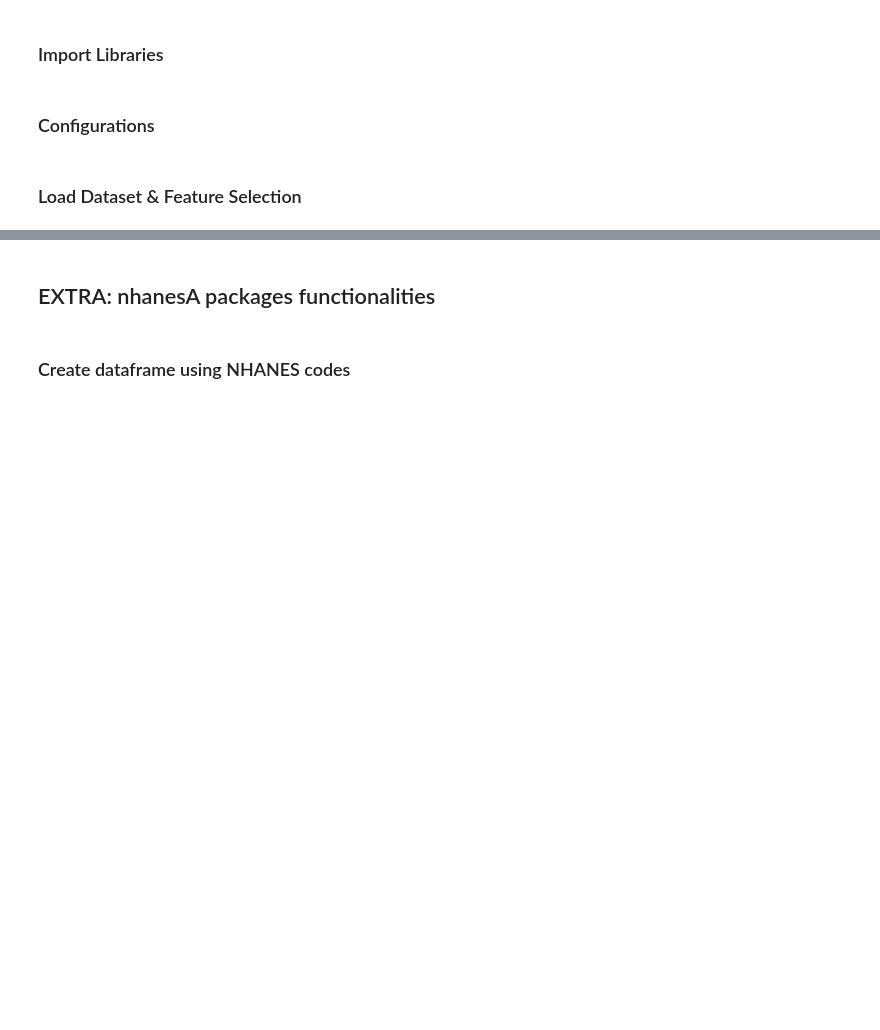
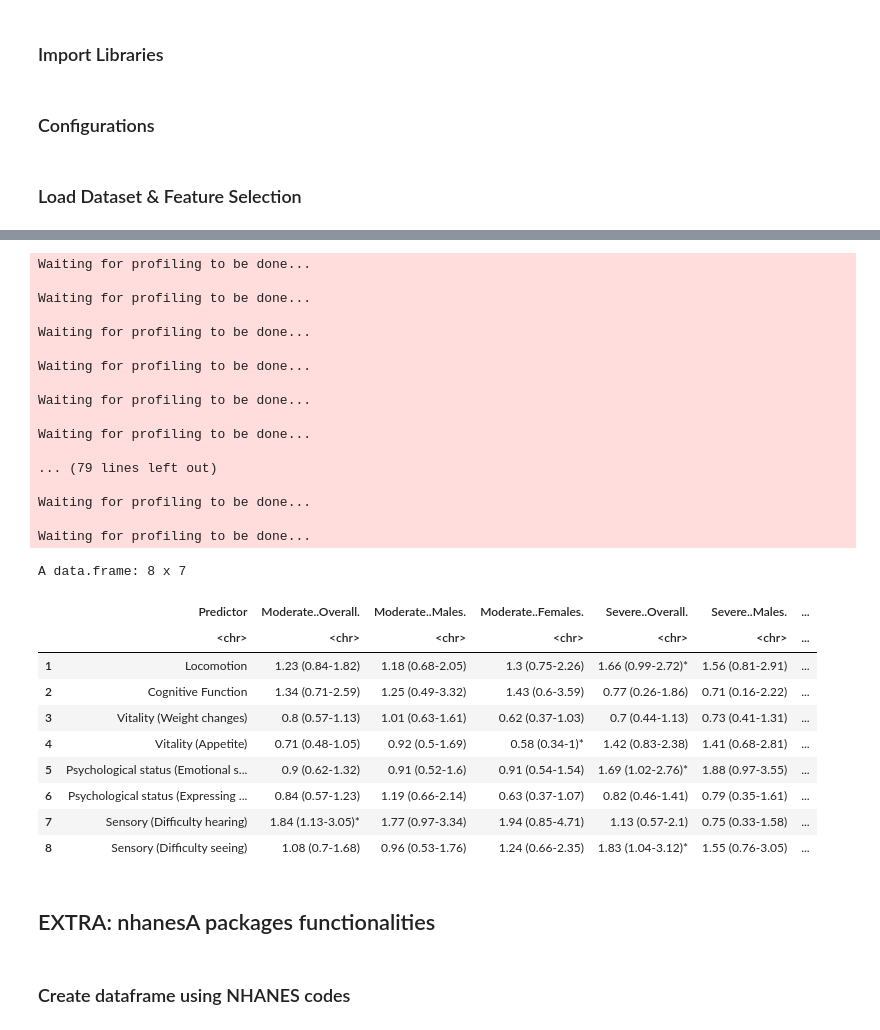
Before and after one commit to silvano315/Med-Physics, a Jupyter notebook: notebooks/NHANES_analysis.ipynb, the cells around one changed output, grey strips where cells are left out. Saved outputs shown, nothing was run; the diff lists cells and outputs as text; code cells hidden in the pictures; blank space fills up the shorter version.

```diff
--- a/notebooks/NHANES_analysis.ipynb
+++ b/notebooks/NHANES_analysis.ipynb
@@ -1991,0 +1782,11 @@ Kruskal-Wallis chi-squared = 704.74, df = 2, p-value < 2.2e-16
+# %%
+# Recoding of the outcome
+
+df <- df %>%
+  mutate(periodontitis = recode(periodontitis,
+                                "Mild" = "None/Mild",
+                                "None" = "None/Mild"))
+
+df$periodontitis <- factor(df$periodontitis,
+                          levels = c("None/Mild", "Moderate", "Severe"),
+                          ordered = TRUE)
@@ -1991,0 +1798,21 @@ Kruskal-Wallis chi-squared = 704.74, df = 2, p-value < 2.2e-16
+# %%
+df_prova <- df
+# %%
+# Recoding binary variables (1/2 -> 0/1)
+
+binary_vars <- c("DLQ040", "WHQ060", "DLQ010", "DLQ020")
+for(var in binary_vars) {
+  df_prova[[var]] <- ifelse(df_prova[[var]] == 1, 1, 0)
+}
+# %%
+df_prova <- df_prova %>% mutate(
+  # Locomotion
+  PFQ061I_bin = ifelse(PFQ061I == 1, 0, 1),
+
+  # Vitality
+  DPQ050_bin = ifelse(DPQ050 == 0, 0, 1),
+
+  # Psychological
+  DPQ020_bin = ifelse(DPQ020 == 0, 0, 1),
+  DPQ010_bin = ifelse(DPQ010 == 0, 0, 1)
+)
@@ -1991,0 +1922,42 @@ Kruskal-Wallis chi-squared = 704.74, df = 2, p-value < 2.2e-16
+# %%
+# Perform Regression
+
+predictors <- c("PFQ061I_bin", "DLQ040", "WHQ060", "DPQ050_bin",
+                "DPQ020_bin", "DPQ010_bin", "DLQ010", "DLQ020")
+
+results_list <- setNames(
+  lapply(predictors, function(pred) run_logistic_analysis(df_prova, pred)),
+  predictors
+)
+
+final_table <- format_results(results_list, predictors)
+final_table
+# %% [output]
+Waiting for profiling to be done...
+
+Waiting for profiling to be done...
+
+Waiting for profiling to be done...
+
+Waiting for profiling to be done...
+
+Waiting for profiling to be done...
+
+Waiting for profiling to be done...
+
+... (79 lines left out)
+
+Waiting for profiling to be done...
+
+Waiting for profiling to be done...
+A data.frame: 8 x 7
+|  | Predictor | Moderate..Overall. | Moderate..Males. | Moderate..Females. | Severe..Overall. | Severe..Males. | ... |
+|  | <chr> | <chr> | <chr> | <chr> | <chr> | <chr> | ... |
+| 1 | Locomotion | 1.23 (0.84-1.82) | 1.18 (0.68-2.05) | 1.3 (0.75-2.26) | 1.66 (0.99-2.72)* | 1.56 (0.81-2.91) | ... |
+| 2 | Cognitive Function | 1.34 (0.71-2.59) | 1.25 (0.49-3.32) | 1.43 (0.6-3.59) | 0.77 (0.26-1.86) | 0.71 (0.16-2.22) | ... |
+| 3 | Vitality (Weight changes) | 0.8 (0.57-1.13) | 1.01 (0.63-1.61) | 0.62 (0.37-1.03) | 0.7 (0.44-1.13) | 0.73 (0.41-1.31) | ... |
+| 4 | Vitality (Appetite) | 0.71 (0.48-1.05) | 0.92 (0.5-1.69) | 0.58 (0.34-1)* | 1.42 (0.83-2.38) | 1.41 (0.68-2.81) | ... |
+| 5 | Psychological status (Emotional s... | 0.9 (0.62-1.32) | 0.91 (0.52-1.6) | 0.91 (0.54-1.54) | 1.69 (1.02-2.76)* | 1.88 (0.97-3.55) | ... |
+| 6 | Psychological status (Expressing ... | 0.84 (0.57-1.23) | 1.19 (0.66-2.14) | 0.63 (0.37-1.07) | 0.82 (0.46-1.41) | 0.79 (0.35-1.61) | ... |
+| 7 | Sensory (Difficulty hearing) | 1.84 (1.13-3.05)* | 1.77 (0.97-3.34) | 1.94 (0.85-4.71) | 1.13 (0.57-2.1) | 0.75 (0.33-1.58) | ... |
+| 8 | Sensory (Difficulty seeing) | 1.08 (0.7-1.68) | 0.96 (0.53-1.76) | 1.24 (0.66-2.35) | 1.83 (1.04-3.12)* | 1.55 (0.76-3.05) | ... |
```
Also changed, not shown: parts of 62 cells of this notebook.
